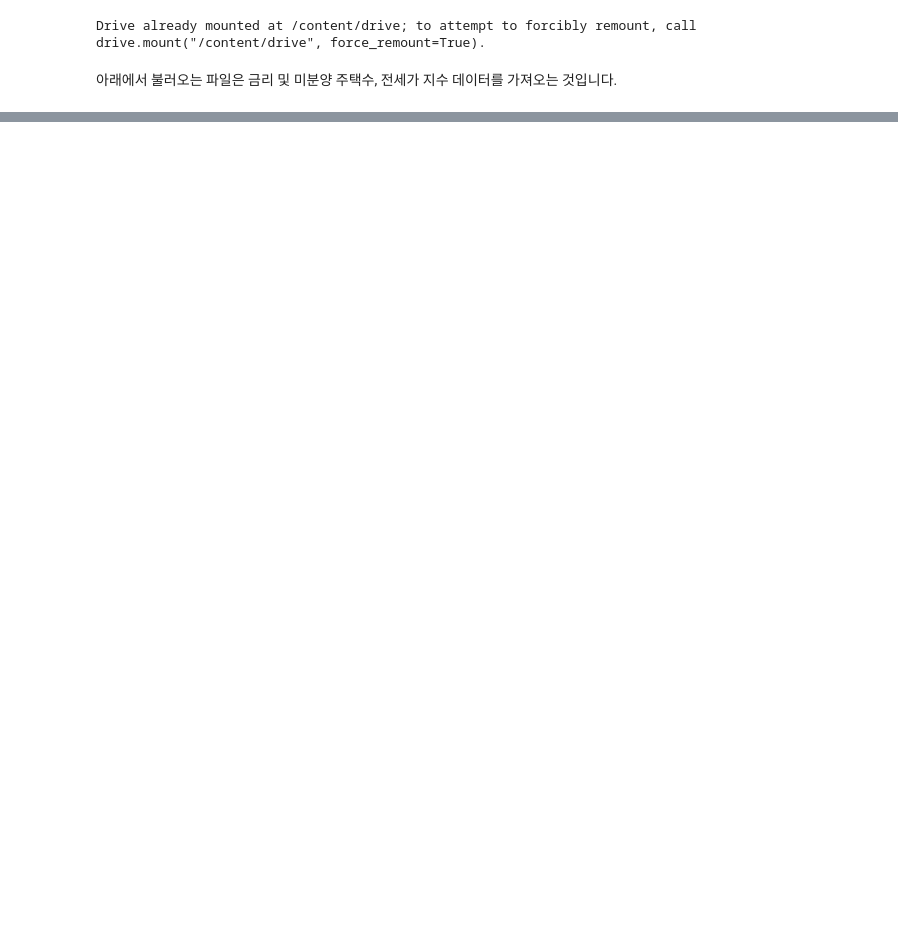
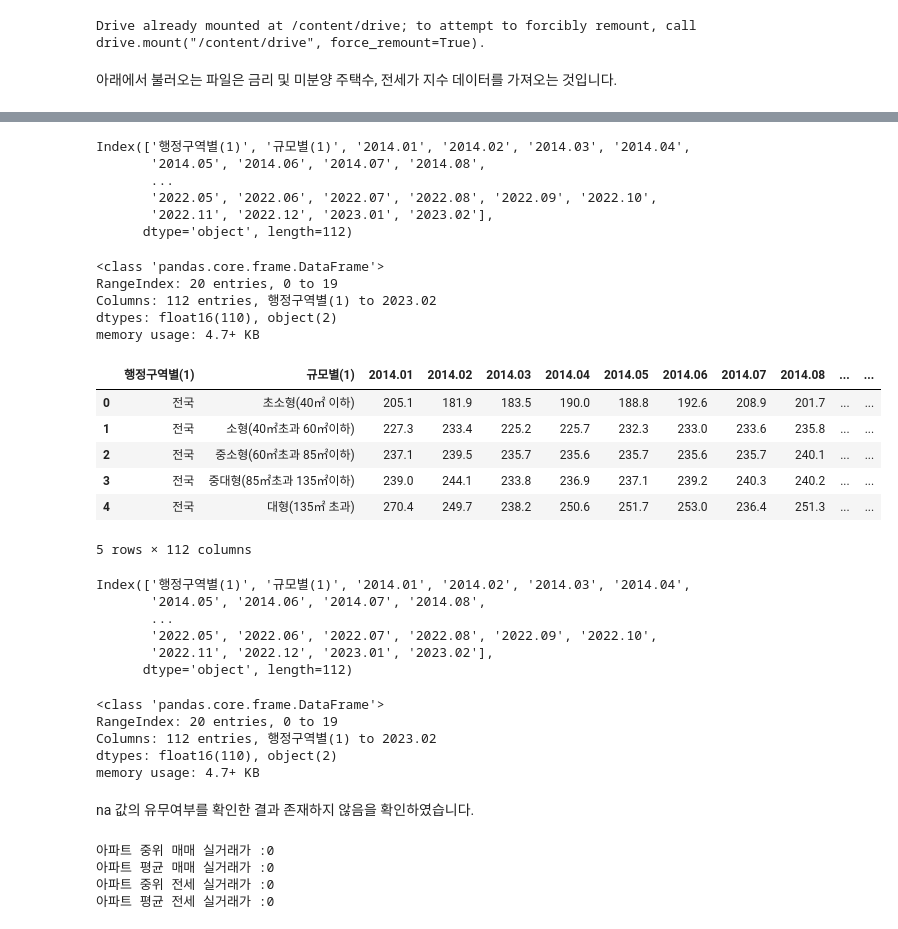
Before and after one commit to dongyoon9802/pythonAnalasys, a Jupyter notebook: pyhtonAnalysis.ipynb, the cells around one changed output, grey strips where cells are left out. Drawn from its saved outputs; the diff is of its cells as text; code cells hidden in the pictures; blank space fills up the shorter version.

```diff
--- a/pyhtonAnalysis.ipynb
+++ b/pyhtonAnalysis.ipynb
@@ -271,0 +105,60 @@ apartAvgPriceSize.head()
+# %%
+aptAvgRentPrice.columns
+# %% [output]
+Index(['행정구역별(1)', '규모별(1)', '2014.01', '2014.02', '2014.03', '2014.04',
+       '2014.05', '2014.06', '2014.07', '2014.08',
+       ...
+       '2022.05', '2022.06', '2022.07', '2022.08', '2022.09', '2022.10',
+       '2022.11', '2022.12', '2023.01', '2023.02'],
+      dtype='object', length=112)
+# %%
+chgData = aptAvgRentPrice.select_dtypes(include='float64').columns
+aptAvgRentPrice[chgData] = aptAvgRentPrice[chgData].astype('float16')
+aptAvgRentPrice.info()
+# %% [output]
+<class 'pandas.core.frame.DataFrame'>
+RangeIndex: 20 entries, 0 to 19
+Columns: 112 entries, 행정구역별(1) to 2023.02
+dtypes: float16(110), object(2)
+memory usage: 4.7+ KB
+# %%
+aptMidRentPrice.head()
+# %% [output]
+|  | 행정구역별(1) | 규모별(1) | 2014.01 | 2014.02 | 2014.03 | 2014.04 | 2014.05 | 2014.06 | 2014.07 | 2014.08 | ... | ... |
+| 0 | 전국 | 초소형(40㎡ 이하) | 205.1 | 181.9 | 183.5 | 190.0 | 188.8 | 192.6 | 208.9 | 201.7 | ... | ... |
+| 1 | 전국 | 소형(40㎡초과 60㎡이하) | 227.3 | 233.4 | 225.2 | 225.7 | 232.3 | 233.0 | 233.6 | 235.8 | ... | ... |
+| 2 | 전국 | 중소형(60㎡초과 85㎡이하) | 237.1 | 239.5 | 235.7 | 235.6 | 235.7 | 235.6 | 235.7 | 240.1 | ... | ... |
+| 3 | 전국 | 중대형(85㎡초과 135㎡이하) | 239.0 | 244.1 | 233.8 | 236.9 | 237.1 | 239.2 | 240.3 | 240.2 | ... | ... |
+| 4 | 전국 | 대형(135㎡ 초과) | 270.4 | 249.7 | 238.2 | 250.6 | 251.7 | 253.0 | 236.4 | 251.3 | ... | ... |
+5 rows × 112 columns
+# %%
+aptMidRentPrice.columns
+# %% [output]
+Index(['행정구역별(1)', '규모별(1)', '2014.01', '2014.02', '2014.03', '2014.04',
+       '2014.05', '2014.06', '2014.07', '2014.08',
+       ...
+       '2022.05', '2022.06', '2022.07', '2022.08', '2022.09', '2022.10',
+       '2022.11', '2022.12', '2023.01', '2023.02'],
+      dtype='object', length=112)
+# %%
+chgData = aptMidRentPrice.select_dtypes(include='float64').columns
+aptMidRentPrice[chgData] = aptMidRentPrice[chgData].astype('float16')
+aptMidRentPrice.info()
+# %% [output]
+<class 'pandas.core.frame.DataFrame'>
+RangeIndex: 20 entries, 0 to 19
+Columns: 112 entries, 행정구역별(1) to 2023.02
+dtypes: float16(110), object(2)
+memory usage: 4.7+ KB
+# %% [markdown]
+na 값의 유무여부를 확인한 결과 존재하지 않음을 확인하였습니다.
+# %%
+print("아파트 중위 매매 실거래가 :"+str(aptMidPrice.isna().sum().sum()))
+print("아파트 평균 매매 실거래가 :"+str(aptAvgPrice.isna().sum().sum()))
+print("아파트 중위 전세 실거래가 :"+str(aptMidRentPrice.isna().sum().sum()))
+print("아파트 평균 전세 실거래가 :"+str(aptAvgRentPrice.isna().sum().sum()))
+# %% [output]
+아파트 중위 매매 실거래가 :0
+아파트 평균 매매 실거래가 :0
+아파트 중위 전세 실거래가 :0
+아파트 평균 전세 실거래가 :0
```
Also changed, not shown: parts of 76 cells of this notebook.
